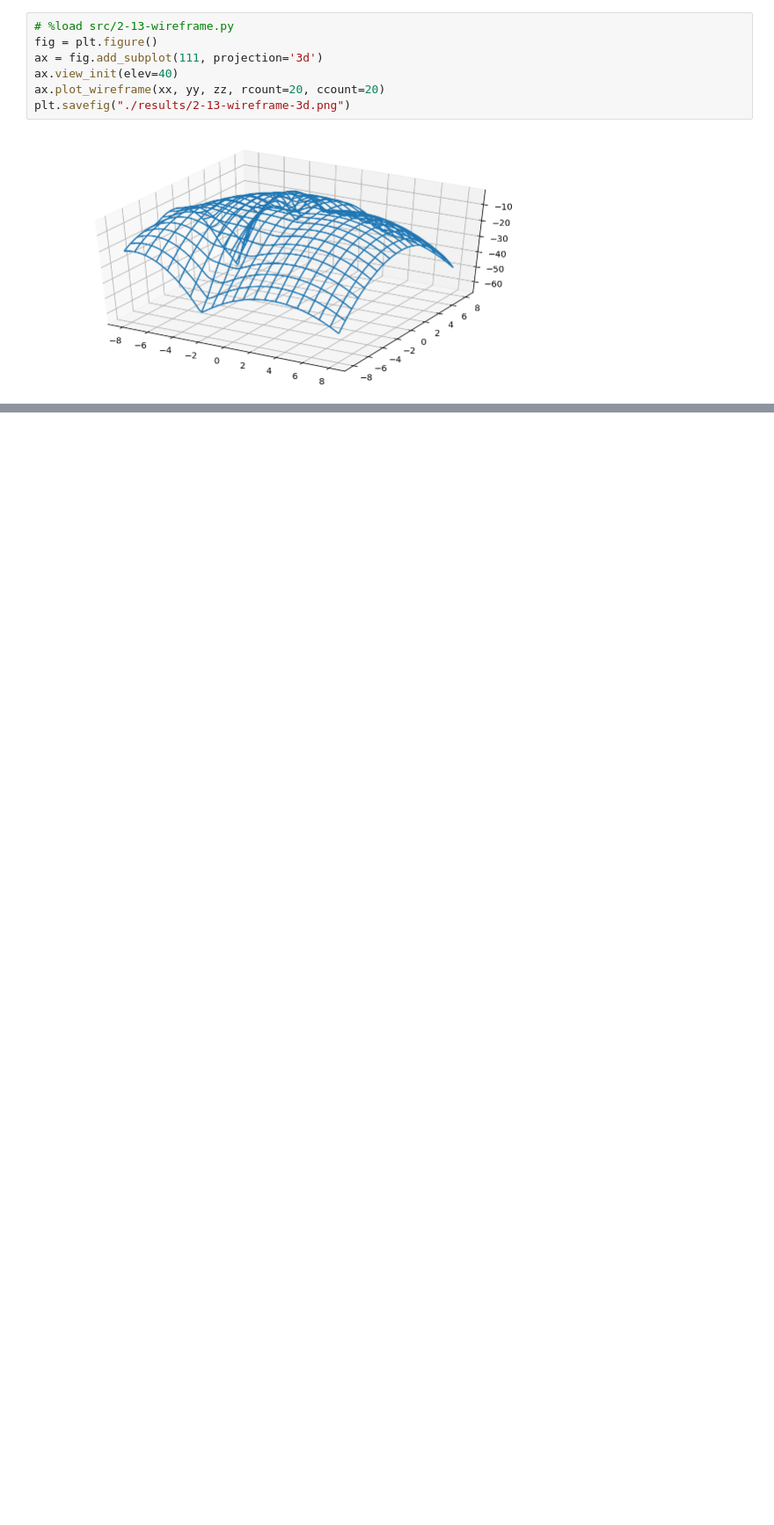
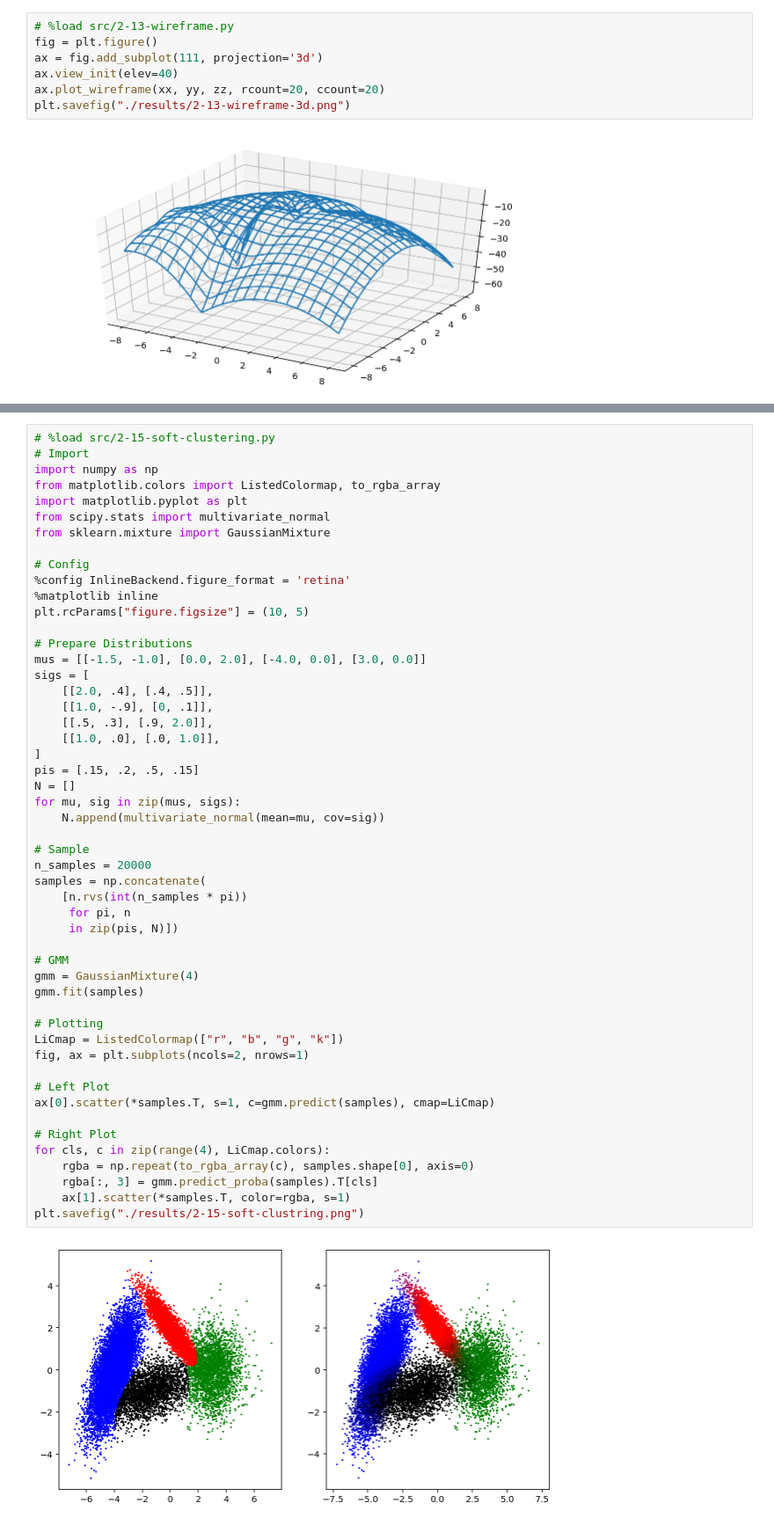
Before and after one commit to jgoerner/advanced-statistics, a Jupyter notebook: statistics/notebooks/Readingguide-2.ipynb, the cells around one changed output, grey strips where cells are left out. Shown at 88% size. Drawn from its saved outputs; the diff is of its cells as text; blank space fills up the shorter version.

```diff
--- a/statistics/notebooks/Readingguide-2.ipynb
+++ b/statistics/notebooks/Readingguide-2.ipynb
@@ -541,0 +545,53 @@ plt.savefig("./results/2-13-wireframe-3d.png")
+# %%
+# %load src/2-15-soft-clustering.py
+# Import
+import numpy as np
+from matplotlib.colors import ListedColormap, to_rgba_array
+import matplotlib.pyplot as plt
+from scipy.stats import multivariate_normal
+from sklearn.mixture import GaussianMixture
+
+# Config
+%config InlineBackend.figure_format = 'retina'
+%matplotlib inline
+plt.rcParams["figure.figsize"] = (10, 5)
+
+# Prepare Distributions
+mus = [[-1.5, -1.0], [0.0, 2.0], [-4.0, 0.0], [3.0, 0.0]]
+sigs = [
+    [[2.0, .4], [.4, .5]],
+    [[1.0, -.9], [0, .1]],
+    [[.5, .3], [.9, 2.0]],
+    [[1.0, .0], [.0, 1.0]],
+]
+pis = [.15, .2, .5, .15]
+N = []
+for mu, sig in zip(mus, sigs):
+    N.append(multivariate_normal(mean=mu, cov=sig))
+
+# Sample
+n_samples = 20000
+samples = np.concatenate(
+    [n.rvs(int(n_samples * pi))
+     for pi, n
+     in zip(pis, N)])
+
+# GMM
+gmm = GaussianMixture(4)
+gmm.fit(samples)
+
+# Plotting
+LiCmap = ListedColormap(["r", "b", "g", "k"])
+fig, ax = plt.subplots(ncols=2, nrows=1)
+
+# Left Plot
+ax[0].scatter(*samples.T, s=1, c=gmm.predict(samples), cmap=LiCmap)
+
+# Right Plot
+for cls, c in zip(range(4), LiCmap.colors):
+    rgba = np.repeat(to_rgba_array(c), samples.shape[0], axis=0)
+    rgba[:, 3] = gmm.predict_proba(samples).T[cls]
+    ax[1].scatter(*samples.T, color=rgba, s=1)
+plt.savefig("./results/2-15-soft-clustring.png")
+# %% [output]
+[figure, added]
```
Also changed, not shown: parts of 4 cells of this notebook, 3 other files.
